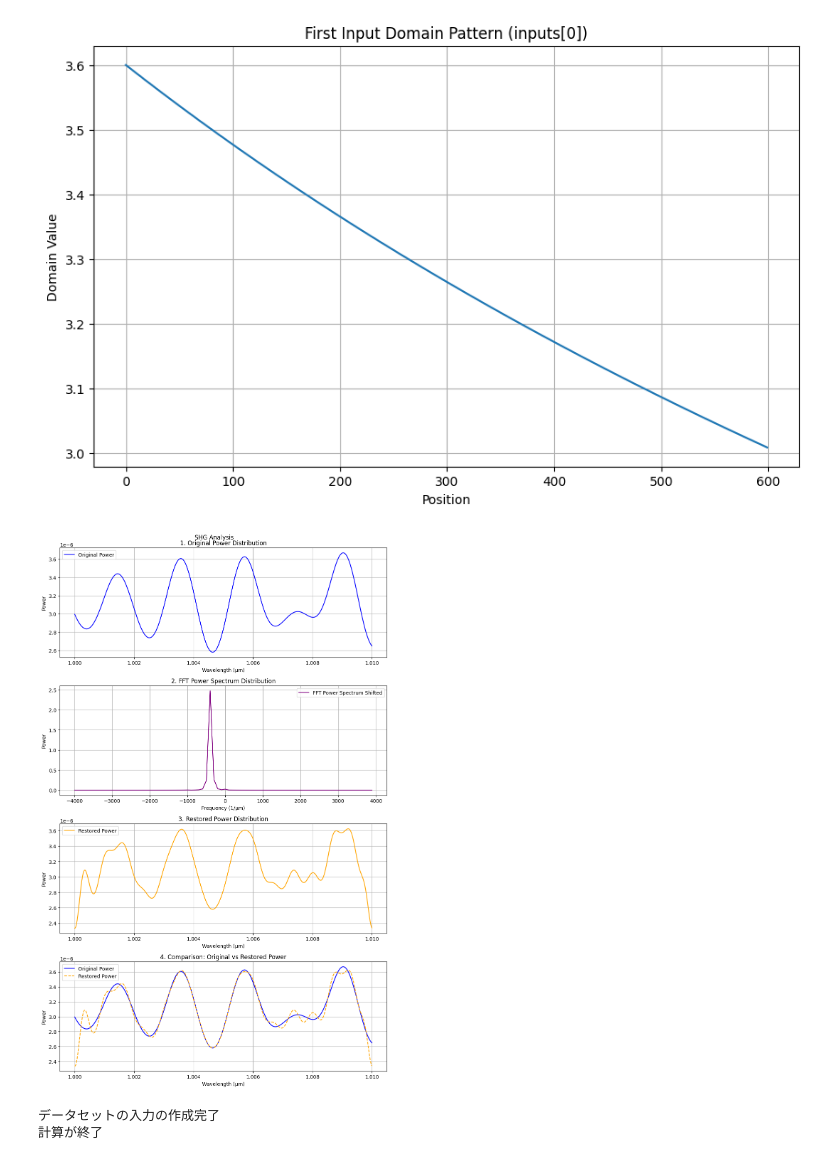
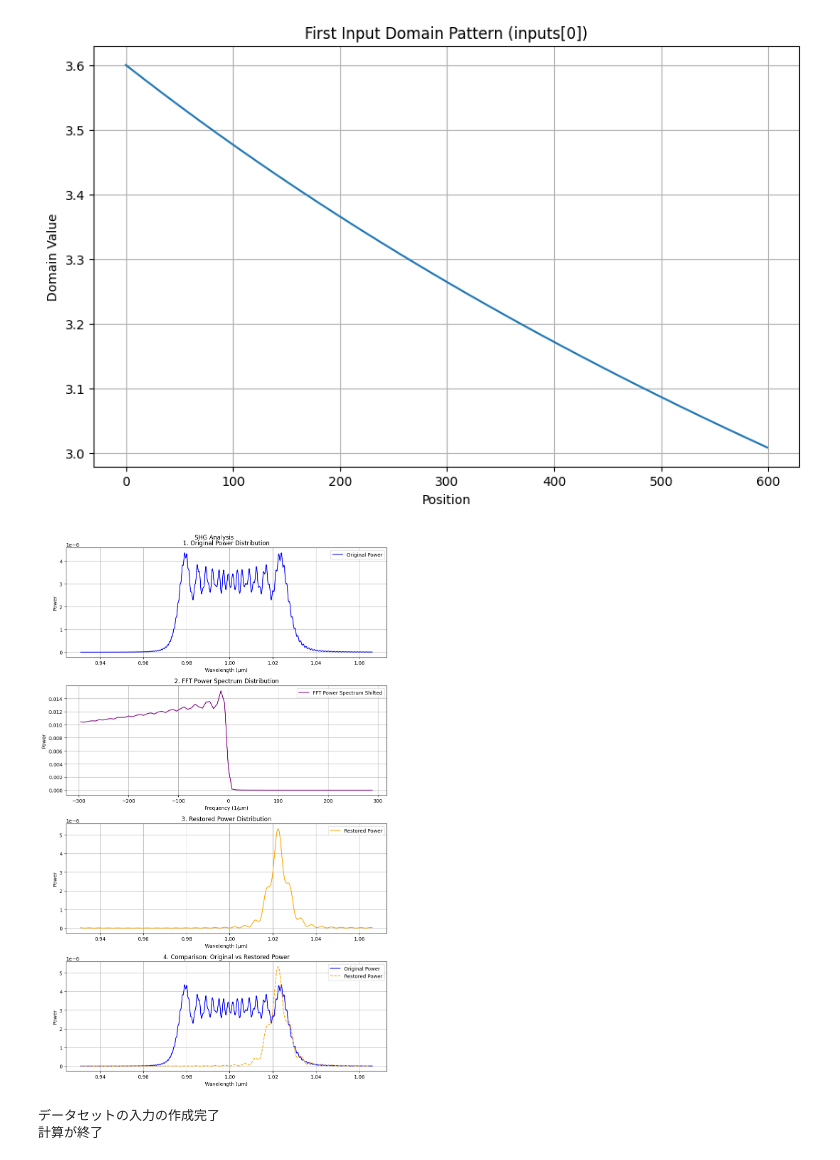
Before and after one commit to Xo1otl/mictlan, a Jupyter notebook: research/syuron/examples/shg.ipynb, the cells around one changed output. Saved outputs shown, nothing was run; the diff lists cells and outputs as text; code cells hidden in the pictures.

```diff
--- a/research/syuron/examples/shg.ipynb
+++ b/research/syuron/examples/shg.ipynb
@@ -9,8 +9,8 @@ fixed_superlattice = pp.fixed(600, [3.6], 1.031E-05)
 random_superlattice = pp.random(1, 300, 1.031E-05, 3.4, 3.6)
 
 # mesh の細かさが一定でも、対象とする波長範囲が狭くなるとフーリエ変換の成分の数が大幅に減ることには物理的な理由があるのかもしれない
-# いつもの chirped の図を書く時の波長範囲は1.031 ~ 1.066
-wavelengths = jnp.linspace(1.0, 1.01, 1000).tolist()
+# いつもの chirped の図を書く時の波長範囲は0.931 ~ 1.066
+wavelengths = jnp.linspace(0.931, 1.066, 1000).tolist()
 delta_wavelength = wavelengths[1] - wavelengths[0]
 
 params = shg.Params(
@@ -106,5 +98,5 @@ W0000 00:00:1743070940.754845   40366 computation_placer.cc:177] computation pla
 [figure]
-[figure, old version]
+[figure, new version]
 # %%
 from syuron import shg
 import jax.numpy as jnp
```
Also changed, not shown: parts of 1 cell of this notebook, 1 other file.
